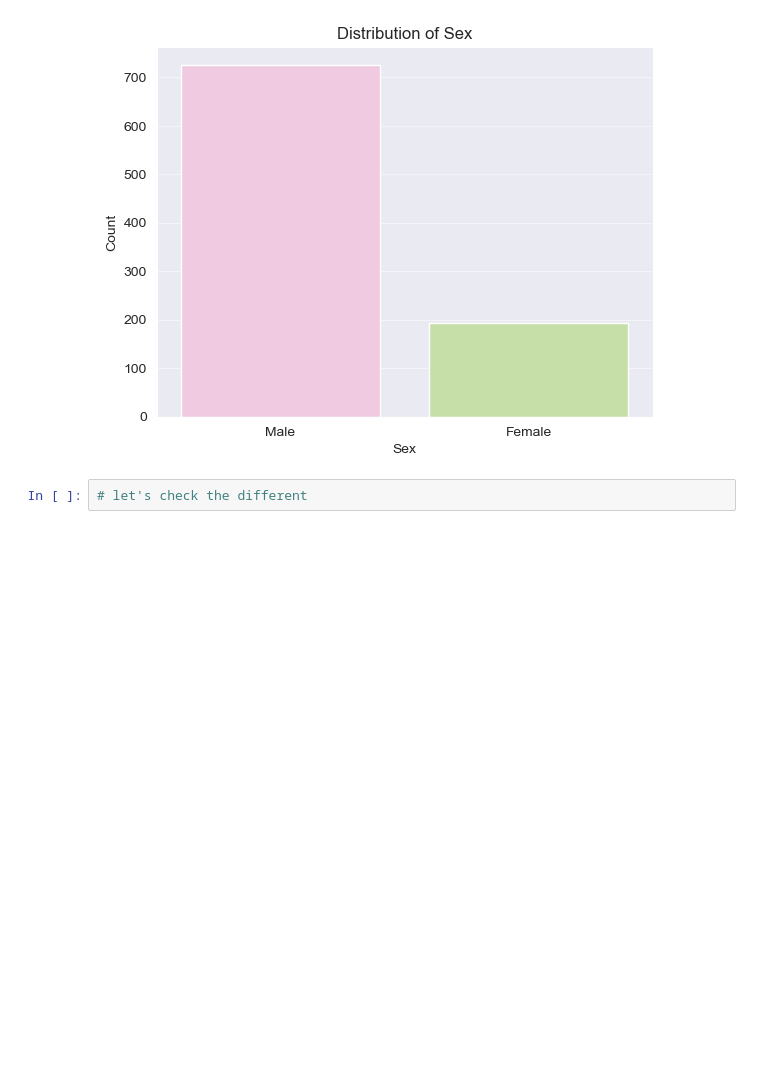
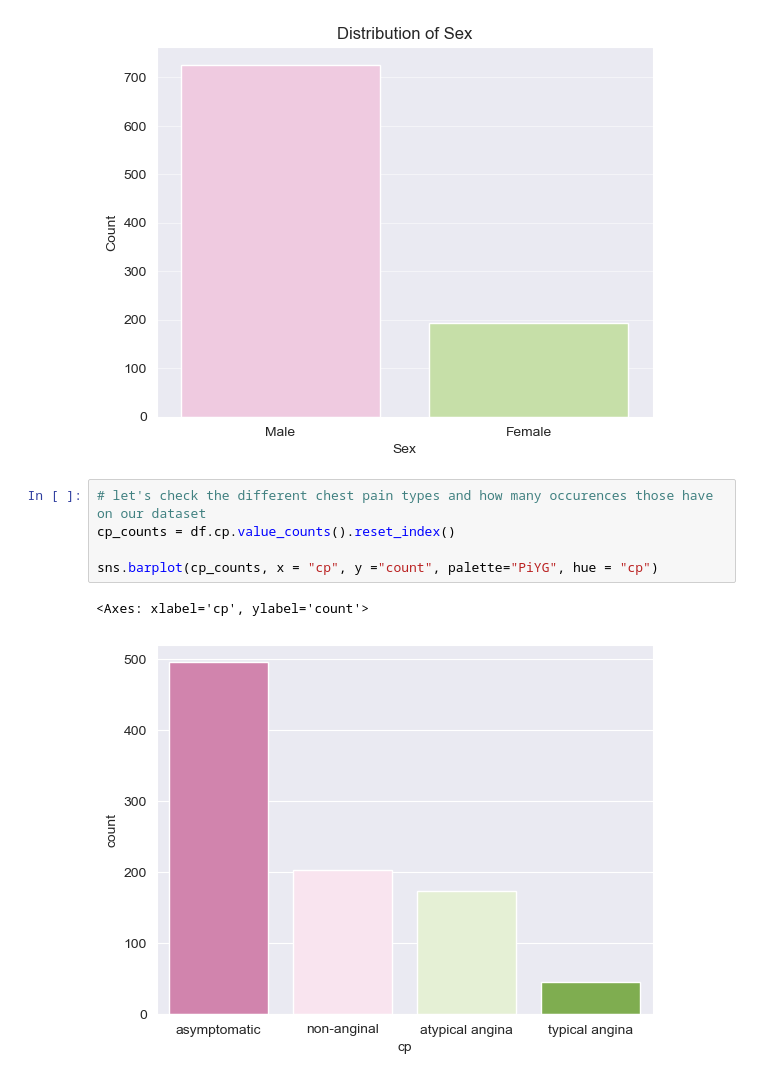
Before and after one commit to imelinc/heart-disease-project, a Jupyter notebook: heart-disease-project.ipynb, the cells around one changed output. Drawn from its saved outputs; the diff is of its cells as text; blank space fills up the shorter version.

Commit message:
doing the chest pain plot

```diff
--- a/heart-disease-project.ipynb
+++ b/heart-disease-project.ipynb
@@ -170,4 +170,10 @@ plt.grid(True, alpha=0.5, axis = 'y')
 # %% [output]
 [figure]
 # %%
-# let's check the different
+# let's check the different chest pain types and how many occurences those have on our dataset
+cp_counts = df.cp.value_counts().reset_index()
+
+sns.barplot(cp_counts, x = "cp", y ="count", palette="PiYG", hue = "cp")
+# %% [output]
+<Axes: xlabel='cp', ylabel='count'>
+[figure, added]
```
